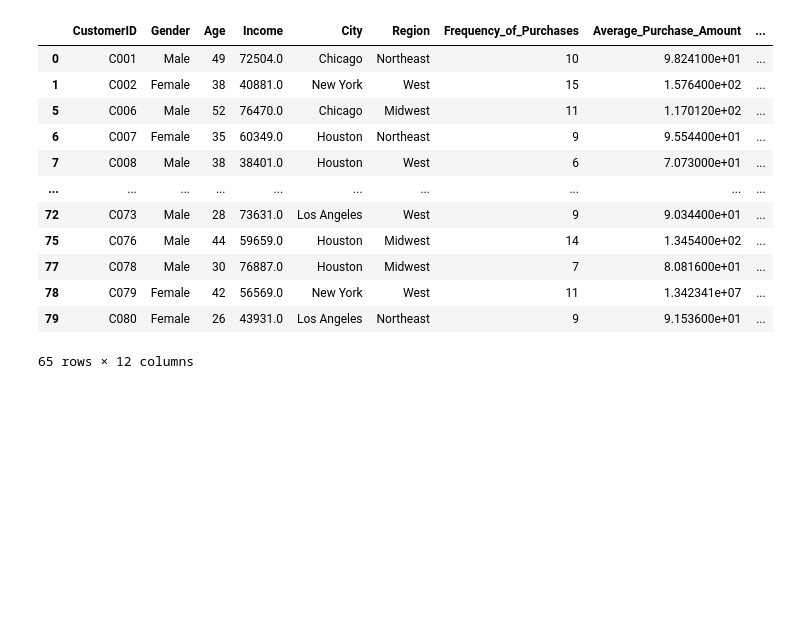
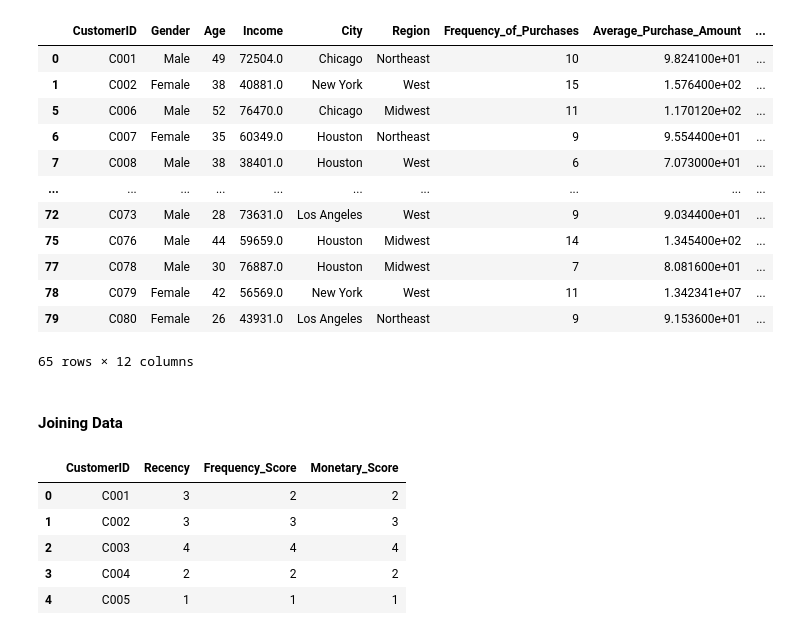
Before and after one commit to nsn-mah6/data_analysis_Beginnning, a Jupyter notebook: data_analysis.ipynb, the cells around one changed output. Saved outputs shown, nothing was run; the diff lists cells and outputs as text; code cells hidden in the pictures; blank space fills up the shorter version.

```diff
--- a/data_analysis.ipynb
+++ b/data_analysis.ipynb
@@ -338,3 +338,17 @@ Customers with Lifespan Between 2 and 5 Months:
 | 78 | C079 | Female | 42 | 56569.0 | New York | West | 11 | 1.342341e+07 | ... |
 | 79 | C080 | Female | 26 | 43931.0 | Los Angeles | Northeast | 9 | 9.153600e+01 | ... |
 65 rows × 12 columns
+# %% [markdown]
+#### Joining Data
+# %%
+# Second Dataset
+# importing dataset
+df2 = pd.read_excel('performance_data.xlsx')
+df2.head()
+# %% [output]
+|  | CustomerID | Recency | Frequency_Score | Monetary_Score |
+| 0 | C001 | 3 | 2 | 2 |
+| 1 | C002 | 3 | 3 | 3 |
+| 2 | C003 | 4 | 4 | 4 |
+| 3 | C004 | 2 | 2 | 2 |
+| 4 | C005 | 1 | 1 | 1 |
```
Also changed, not shown: parts of 5 cells of this notebook.
